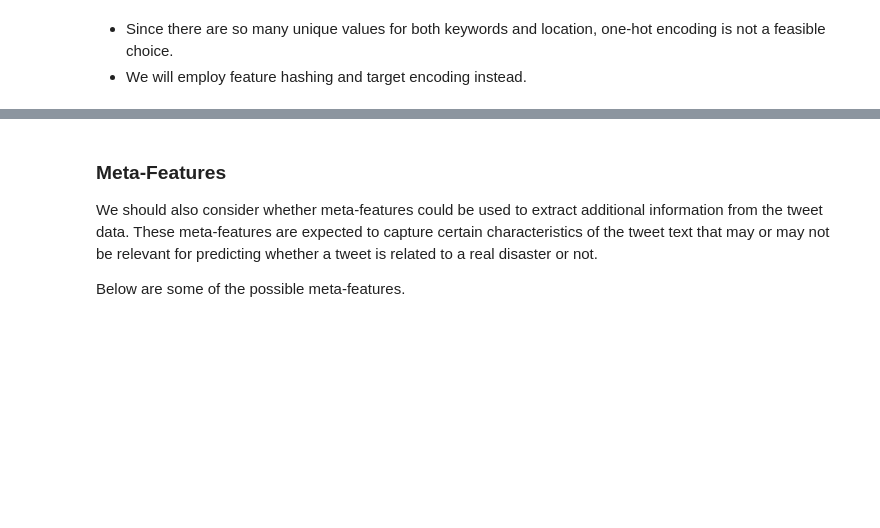
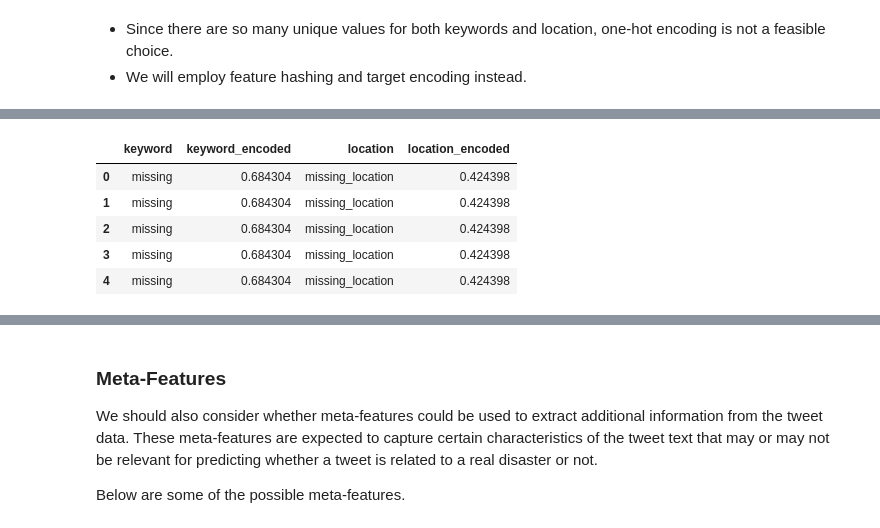
Before and after one commit to tohkarle/SC1015-Mini-Project, a Jupyter notebook: data_preprocessing.ipynb, the cells around one changed output, grey strips where cells are left out. Saved outputs shown, nothing was run; the diff lists cells and outputs as text; code cells hidden in the pictures; blank space fills up the shorter version.

```diff
--- a/data_preprocessing.ipynb
+++ b/data_preprocessing.ipynb
@@ -364,0 +394,5 @@ The target distribution in train dataset is roughly balanced so there is not muc
+# %%
+# Target encoding for the keyword and location columns
+target_encoder = TargetEncoder()
+train_data_mod[['keyword_encoded', 'location_encoded']] = target_encoder.fit_transform(train_data_mod[['keyword', 'location']], train_data_mod['target'])
+test_data_mod[['keyword_encoded', 'location_encoded']] = target_encoder.transform(test_data_mod[['keyword', 'location']])
@@ -364,0 +433,10 @@ The target distribution in train dataset is roughly balanced so there is not muc
+# %%
+# Examine the target-encoded keyword and location features in the train dataset
+train_data_mod[['keyword', 'keyword_encoded', 'location', 'location_encoded']].head()
+# %% [output]
+|  | keyword | keyword_encoded | location | location_encoded |
+| 0 | missing | 0.684304 | missing_location | 0.424398 |
+| 1 | missing | 0.684304 | missing_location | 0.424398 |
+| 2 | missing | 0.684304 | missing_location | 0.424398 |
+| 3 | missing | 0.684304 | missing_location | 0.424398 |
+| 4 | missing | 0.684304 | missing_location | 0.424398 |
```
Also changed, not shown: parts of 14 cells of this notebook.
